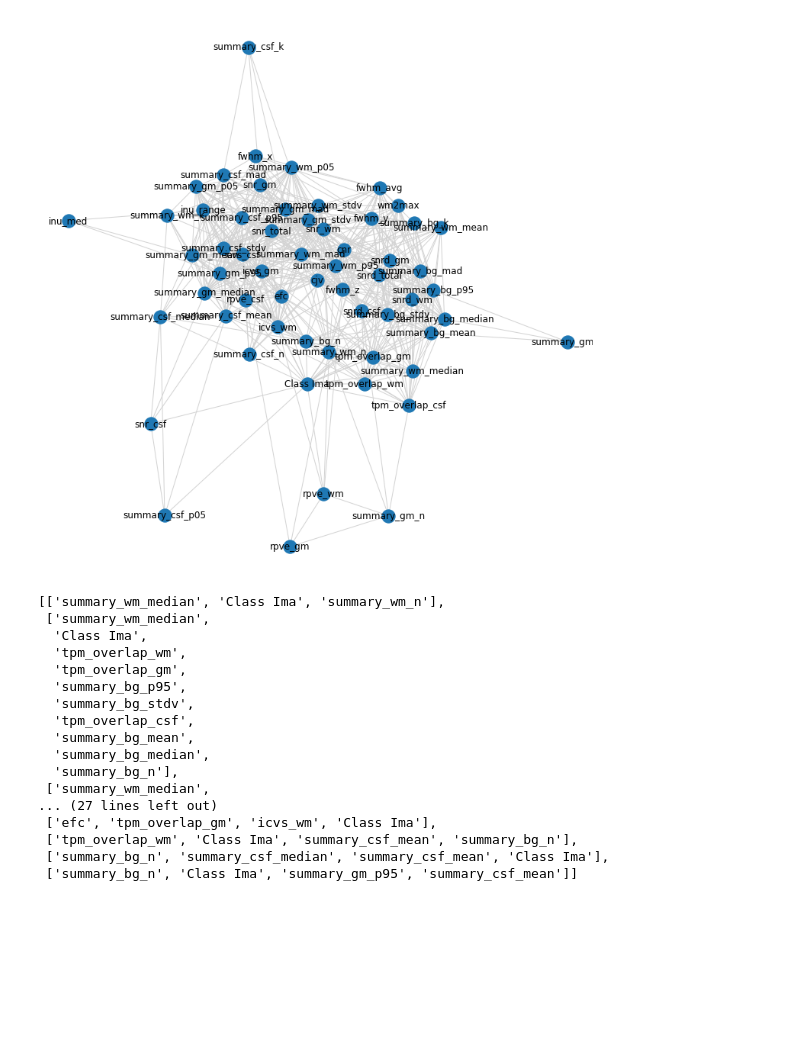
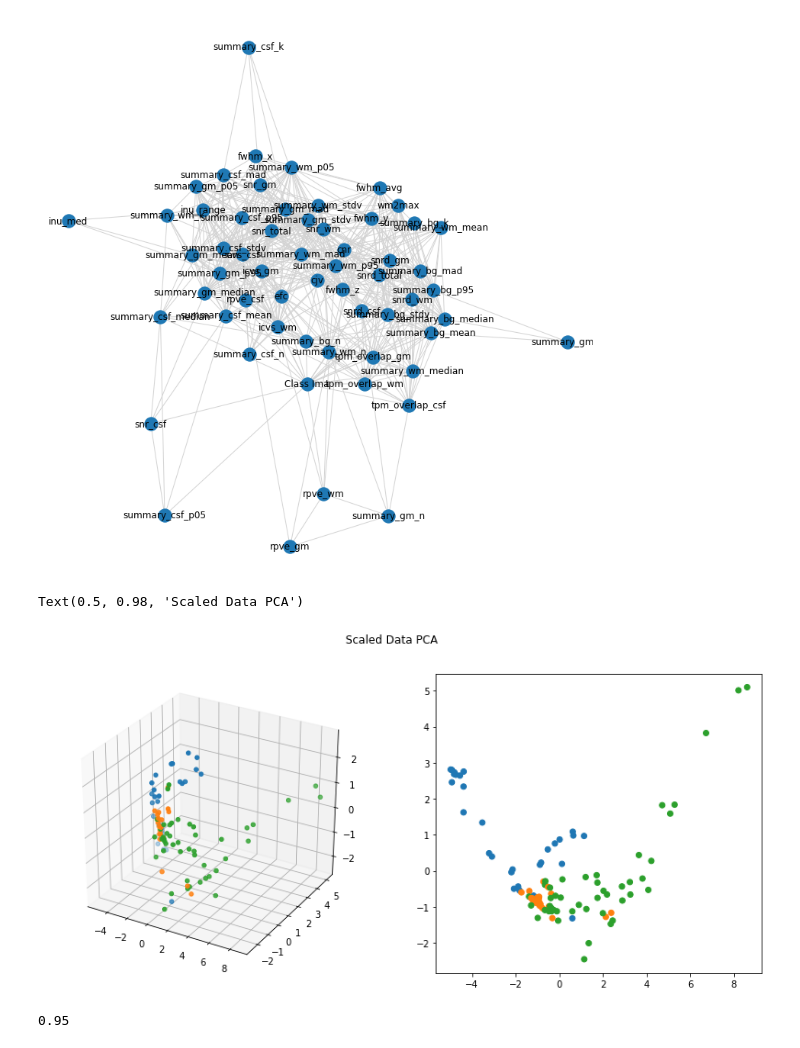
Before and after one commit to FMendezSlc/PREMCAS_COLAB, a Jupyter notebook: Classification_task.ipynb, the cells around one changed output. Saved outputs shown, nothing was run; the diff lists cells and outputs as text; code cells hidden in the pictures; blank space fills up the shorter version.

```diff
--- a/Classification_task.ipynb
+++ b/Classification_task.ipynb
@@ -454,24 +487,43 @@ nx.draw_spring(Cor_g, with_labels = True, edge_color = 'lightgray')
 # %% [output]
 [figure]
 # %%
-clique_class = []
+cliques = list(clique.cliques_containing_node(Cor_g, nodes='Class Ima'))
+num_nodes = []
 for ii in clique.cliques_containing_node(Cor_g, nodes = 'Class Ima'):
-    temp_largest = len(ii)
+     num_nodes.append(len(ii))
-# %% [output]
-[['summary_wm_median', 'Class Ima', 'summary_wm_n'],
- ['summary_wm_median',
-  'Class Ima',
-  'tpm_overlap_wm',
-  'tpm_overlap_gm',
-  'summary_bg_p95',
-  'summary_bg_stdv',
-  'tpm_overlap_csf',
-  'summary_bg_mean',
-  'summary_bg_median',
-  'summary_bg_n'],
- ['summary_wm_median',
-... (27 lines left out)
- ['efc', 'tpm_overlap_gm', 'icvs_wm', 'Class Ima'],
- ['tpm_overlap_wm', 'Class Ima', 'summary_csf_mean', 'summary_bg_n'],
- ['summary_bg_n', 'summary_csf_median', 'summary_csf_mean', 'Class Ima'],
- ['summary_bg_n', 'Class Ima', 'summary_gm_p95', 'summary_csf_mean']]
+# %%
+bigg_ = np.argmax(np.array(num_nodes))
+largest_clique = cliques[bigg_]
+# %%
+pca = PCA(n_components = 3)
+pca_fit = pca.fit_transform(std_df[largest_clique])
+pca_df = pd.DataFrame(data = pca_fit, columns = ['PC1', 'PC2', 'PC3'])
+colors = []
+for ii in raw_metrics['Class Ima']:
+    if ii == 1:
+        colors.append('C0')
+    elif ii == 2:
+        colors.append('C1')
+    elif ii == 3:
+        colors.append('C2')
+    elif ii == 4:
+        colors.append('C3')
+        raw_pca = plt.figure(figsize=(14,6))
+# %%
+raw_pca = plt.figure(figsize=(14,6))
+ax_3 = raw_pca.add_subplot(121, projection='3d')
+ax_3.scatter(pca_df['PC1'], pca_df['PC2'], pca_df['PC3'], color = colors)
+ax_2  = raw_pca.add_subplot(122)
+ax_2.scatter(pca_df['PC1'], pca_df['PC2'], color = colors)
+raw_pca.suptitle('Scaled Data PCA')
+# %% [output]
+Text(0.5, 0.98, 'Scaled Data PCA')
+[figure, added]
+# %%
+X_train, x_test, Y_train, y_test = train_test_split(std_df[sig_corr], std_df['Class Ima'], test_size = 0.2, random_state = ii)
+sv_clf.fit(X_train, Y_train)
+y_pred =sv_clf.predict(x_test)
+accuracy = metrics.accuracy_score(y_test, y_pred)
+y_pred, std_df['Class Ima'].iloc[x_test.index]
+# %% [output]
+0.95
```
Also changed, not shown: parts of 8 cells of this notebook, 4 other files.
